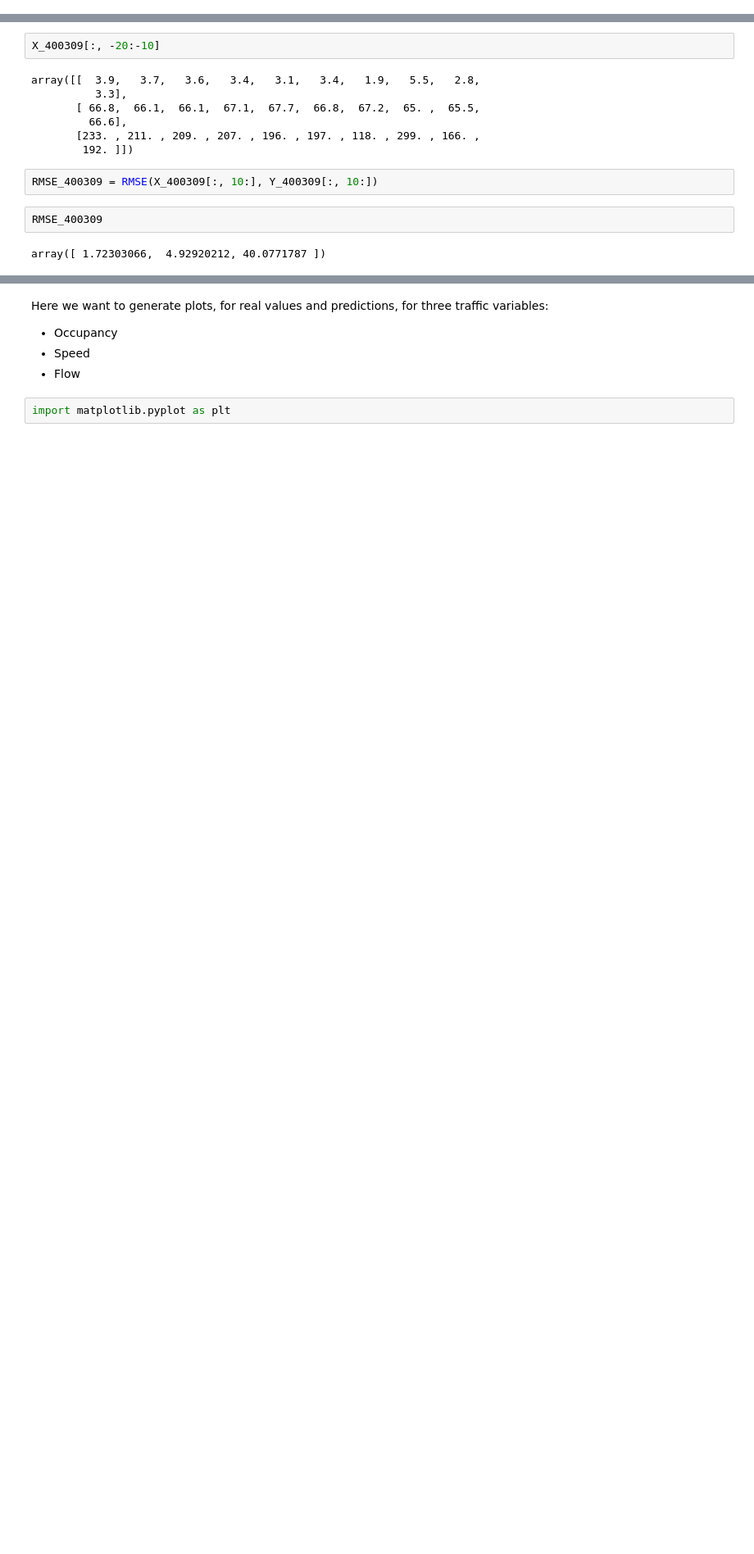
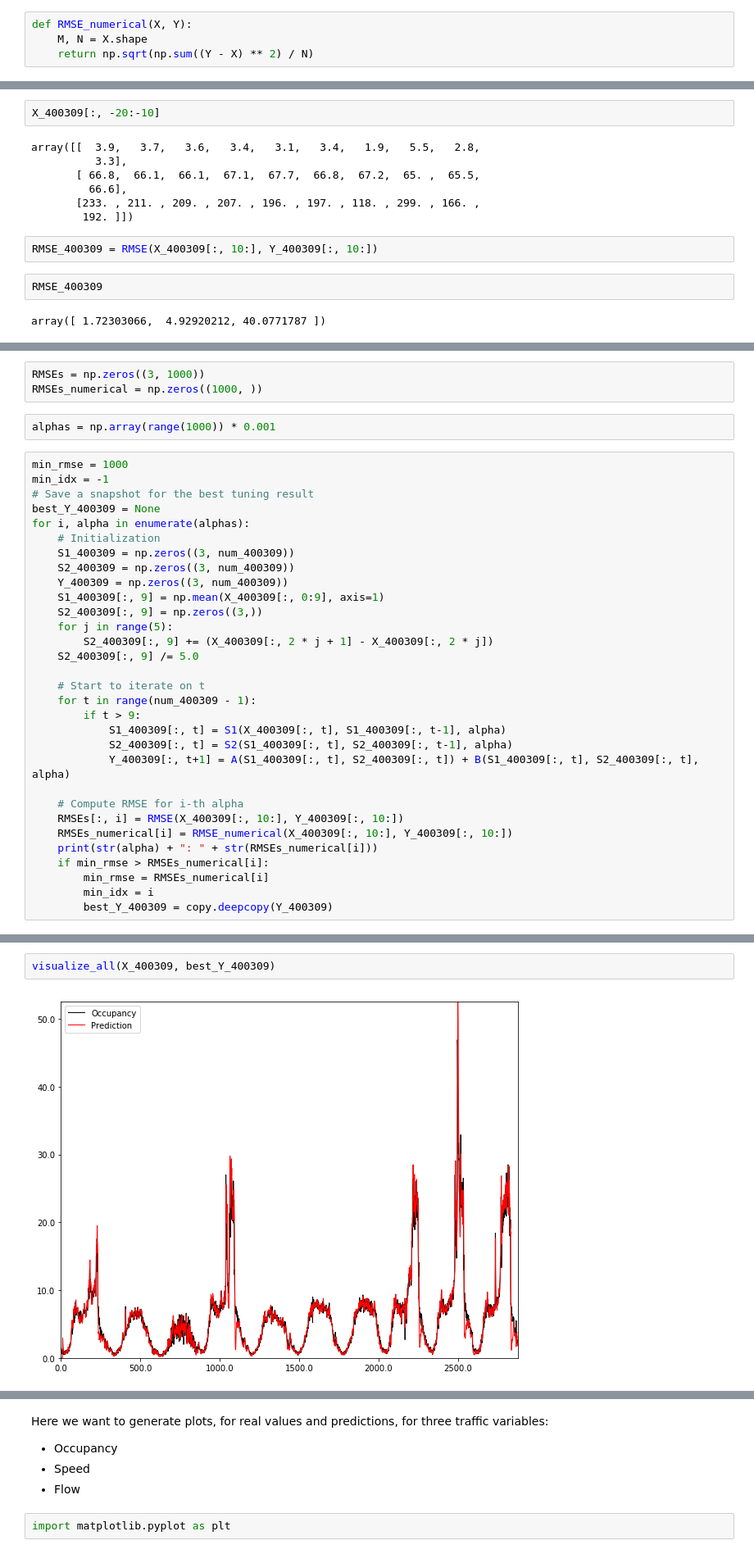
Before and after one commit to hy-lei/A-Hybrid-Approach-for-AID, a Jupyter notebook: TSA.ipynb, the cells around one changed output, grey strips where cells are left out. Shown at 82% size. Cells and saved outputs as stored; diff of their text form; blank space fills up the shorter version.

```diff
--- a/TSA.ipynb
+++ b/TSA.ipynb
@@ -329,5 +329,9 @@ def RMSE(X, Y):
     """
     return np.sqrt(np.mean((Y - X) ** 2, axis=1))
+# %%
+def RMSE_numerical(X, Y):
+    M, N = X.shape
+    return np.sqrt(np.sum((Y - X) ** 2) / N)
 # %%
 def S1(X, prev_S1, alpha):
     """
@@ -437,0 +446,36 @@ array([ 1.72303066,  4.92920212, 40.0771787 ])
+# %%
+RMSEs = np.zeros((3, 1000))
+RMSEs_numerical = np.zeros((1000, ))
+# %%
+alphas = np.array(range(1000)) * 0.001
+# %%
+min_rmse = 1000
+min_idx = -1
+# Save a snapshot for the best tuning result
+best_Y_400309 = None
+for i, alpha in enumerate(alphas):
+    # Initialization
+    S1_400309 = np.zeros((3, num_400309))
+    S2_400309 = np.zeros((3, num_400309))
+    Y_400309 = np.zeros((3, num_400309))
+    S1_400309[:, 9] = np.mean(X_400309[:, 0:9], axis=1)
+    S2_400309[:, 9] = np.zeros((3,))
+    for j in range(5):
+        S2_400309[:, 9] += (X_400309[:, 2 * j + 1] - X_400309[:, 2 * j])
+    S2_400309[:, 9] /= 5.0
+
+    # Start to iterate on t
+    for t in range(num_400309 - 1):
+        if t > 9:
+            S1_400309[:, t] = S1(X_400309[:, t], S1_400309[:, t-1], alpha)
+            S2_400309[:, t] = S2(S1_400309[:, t], S2_400309[:, t-1], alpha)
+            Y_400309[:, t+1] = A(S1_400309[:, t], S2_400309[:, t]) + B(S1_400309[:, t], S2_400309[:, t], alpha)
+
+    # Compute RMSE for i-th alpha
+    RMSEs[:, i] = RMSE(X_400309[:, 10:], Y_400309[:, 10:])
+    RMSEs_numerical[i] = RMSE_numerical(X_400309[:, 10:], Y_400309[:, 10:])
+    print(str(alpha) + ": " + str(RMSEs_numerical[i]))
+    if min_rmse > RMSEs_numerical[i]:
+        min_rmse = RMSEs_numerical[i]
+        min_idx = i
+        best_Y_400309 = copy.deepcopy(Y_400309)
@@ -437,0 +532,4 @@ array([ 1.72303066,  4.92920212, 40.0771787 ])
+# %%
+visualize_all(X_400309, best_Y_400309)
+# %% [output]
+[figure, added]
```
Also changed, not shown: parts of 26 cells of this notebook, 1 other file.
